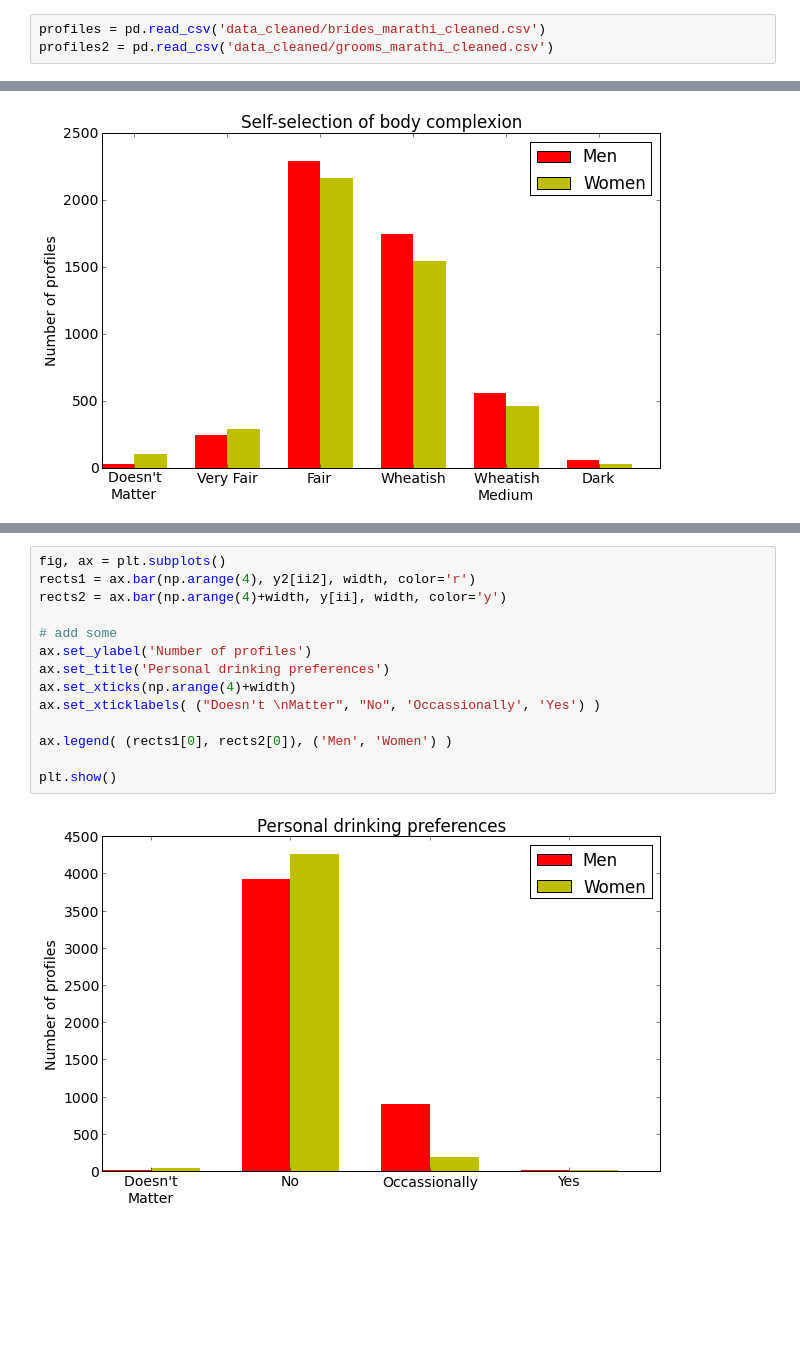
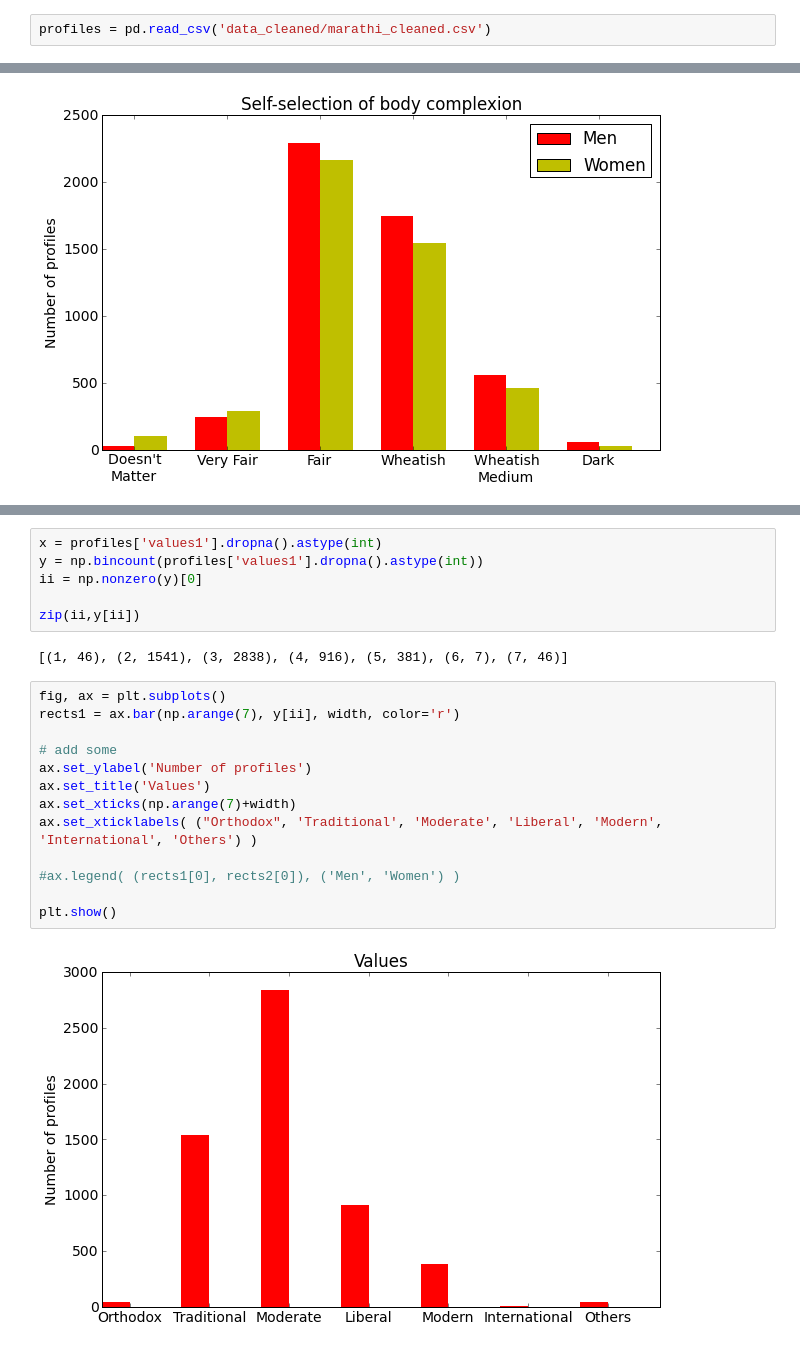
Before and after one commit to deadofied/ac299r, a Jupyter notebook: intro_analysis.ipynb, the cells around one changed output, grey strips where cells are left out. Drawn from its saved outputs; the diff is of its cells as text; blank space fills up the shorter version.

```diff
--- a/intro_analysis.ipynb
+++ b/intro_analysis.ipynb
@@ -62,8 +62,7 @@ def remove_border(axes=None, top=False, right=False, left=True, bottom=True):
     if right:
         ax.yaxis.tick_right()
 # %%
-profiles = pd.read_csv('data_cleaned/brides_marathi_cleaned.csv')
-profiles2 = pd.read_csv('data_cleaned/grooms_marathi_cleaned.csv')
+profiles = pd.read_csv('data_cleaned/marathi_cleaned.csv')
 # %%
 #Your code here
 def histogram_style():
@@ -253,16 +374,23 @@ zip(ii,y[ii])
+# %%
+x = profiles['values1'].dropna().astype(int)
+y = np.bincount(profiles['values1'].dropna().astype(int))
+ii = np.nonzero(y)[0]
+
+zip(ii,y[ii])
+# %% [output]
+[(1, 46), (2, 1541), (3, 2838), (4, 916), (5, 381), (6, 7), (7, 46)]
 # %%
 fig, ax = plt.subplots()
-rects1 = ax.bar(np.arange(4), y2[ii2], width, color='r')
-rects2 = ax.bar(np.arange(4)+width, y[ii], width, color='y')
+rects1 = ax.bar(np.arange(7), y[ii], width, color='r')
 
 # add some
 ax.set_ylabel('Number of profiles')
-ax.set_title('Personal drinking preferences')
-ax.set_xticks(np.arange(4)+width)
-ax.set_xticklabels( ("Doesn't \nMatter", "No", 'Occassionally', 'Yes') )
+ax.set_title('Values')
+ax.set_xticks(np.arange(7)+width)
+ax.set_xticklabels( ("Orthodox", 'Traditional', 'Moderate', 'Liberal', 'Modern', 'International', 'Others') )
 
-ax.legend( (rects1[0], rects2[0]), ('Men', 'Women') )
+#ax.legend( (rects1[0], rects2[0]), ('Men', 'Women') )
 
 plt.show()
 # %% [output]
-[figure, old version]
+[figure, new version]
```
Also changed, not shown: parts of 26 cells of this notebook, 3 other files.
